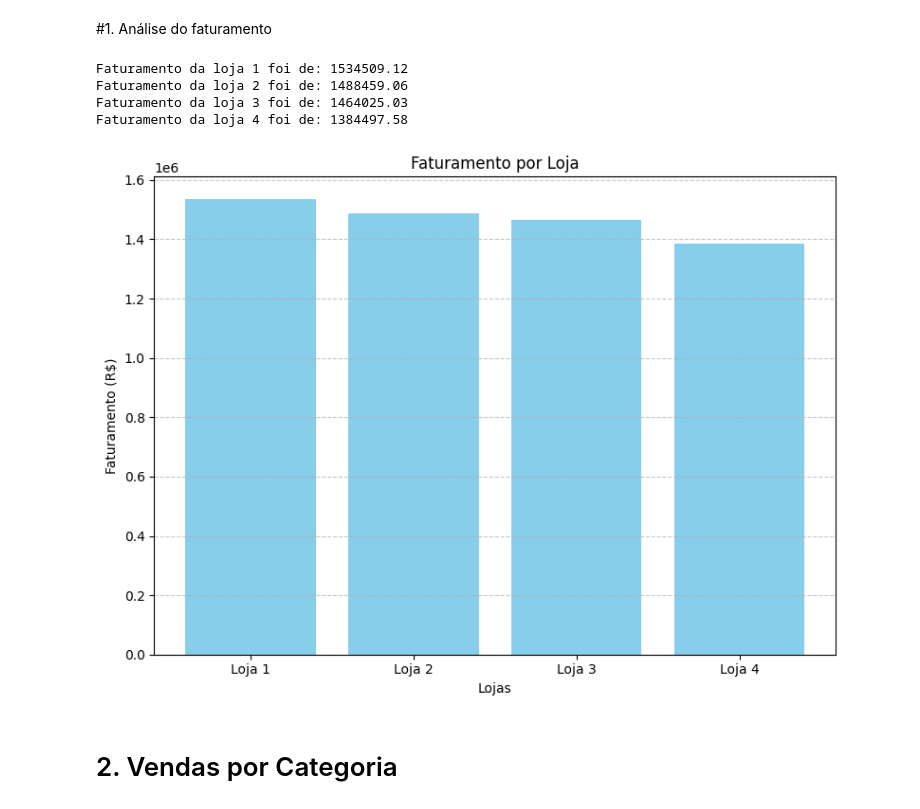
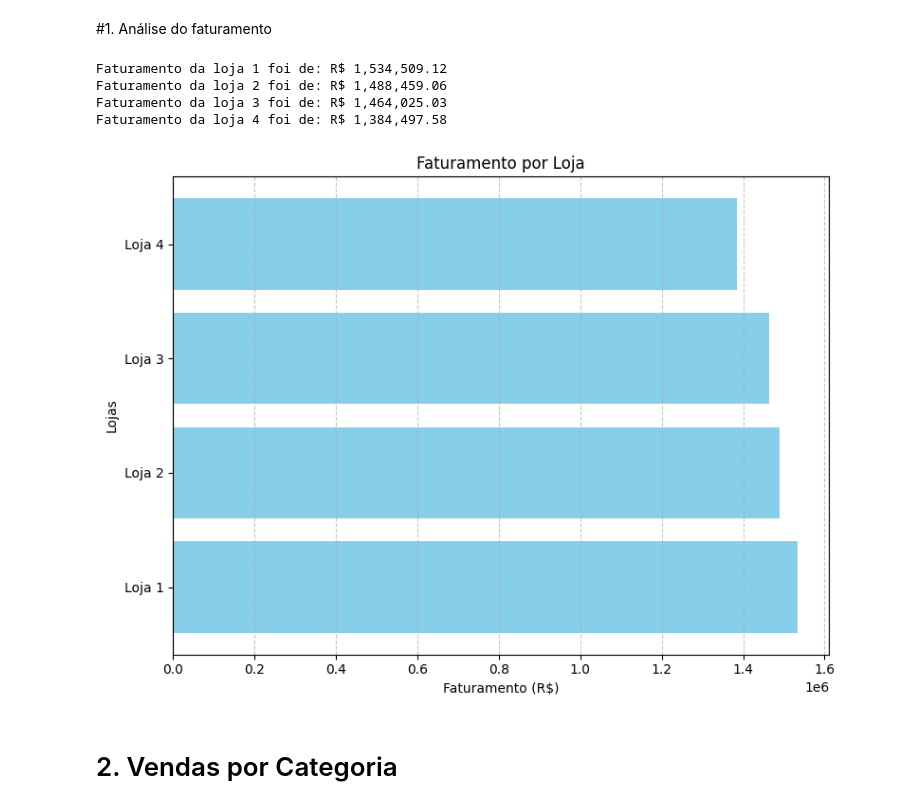
Before and after one commit to RnNasciment0/-Challenge-ONE-Data-Science-Alura-Store, a Jupyter notebook: AluraStoreBr (1).ipynb, the cells around one changed output. Drawn from its saved outputs; the diff is of its cells as text; code cells hidden in the pictures.

```diff
--- a/AluraStoreBr (1).ipynb
+++ b/AluraStoreBr (1).ipynb
@@ -27,26 +27,31 @@ loja.head()
 # %%
 faturamentoTotalLoja1 = loja['Preço'].sum()
 faturamentoTotalLoja2 = loja2['Preço'].sum()
 faturamentoTotalLoja3 = loja3['Preço'].sum()
 faturamentoTotalLoja4 = loja4['Preço'].sum()
+
 nomesLojas = ['Loja 1', 'Loja 2', 'Loja 3', 'Loja 4']
 faturamentos = [faturamentoTotalLoja1, faturamentoTotalLoja2, faturamentoTotalLoja3, faturamentoTotalLoja4]
-for i in range(1,5):
-  print(f"Faturamento da loja {i} foi de: {faturamentos[i-1]}")
+
+# Impressão dos faturamentos
+for i in range(1, 5):
+    print(f"Faturamento da loja {i} foi de: R$ {faturamentos[i - 1]:,.2f}")
+
+# Gráfico de barras horizontais
 plt.figure(figsize=(8, 6))
-plt.bar(nomesLojas, faturamentos, color='skyblue')
+plt.barh(nomesLojas, faturamentos, color='skyblue')
 plt.title('Faturamento por Loja')
-plt.xlabel('Lojas')
-plt.ylabel('Faturamento (R$)')
-plt.grid(axis='y', linestyle='--', alpha=0.7)
+plt.xlabel('Faturamento (R$)')
+plt.ylabel('Lojas')
+plt.grid(axis='x', linestyle='--', alpha=0.7)
 plt.tight_layout()
 plt.show()
 # %% [output]
-Faturamento da loja 1 foi de: 1534509.12
-Faturamento da loja 2 foi de: 1488459.06
-Faturamento da loja 3 foi de: 1464025.03
-Faturamento da loja 4 foi de: 1384497.58
+Faturamento da loja 1 foi de: R$ 1,534,509.12
+Faturamento da loja 2 foi de: R$ 1,488,459.06
+Faturamento da loja 3 foi de: R$ 1,464,025.03
+Faturamento da loja 4 foi de: R$ 1,384,497.58
-[figure, old version]
+[figure, new version]
 # %% [markdown]
 # 2. Vendas por Categoria
 # %%
```
Also changed, not shown: parts of 5 cells of this notebook.
